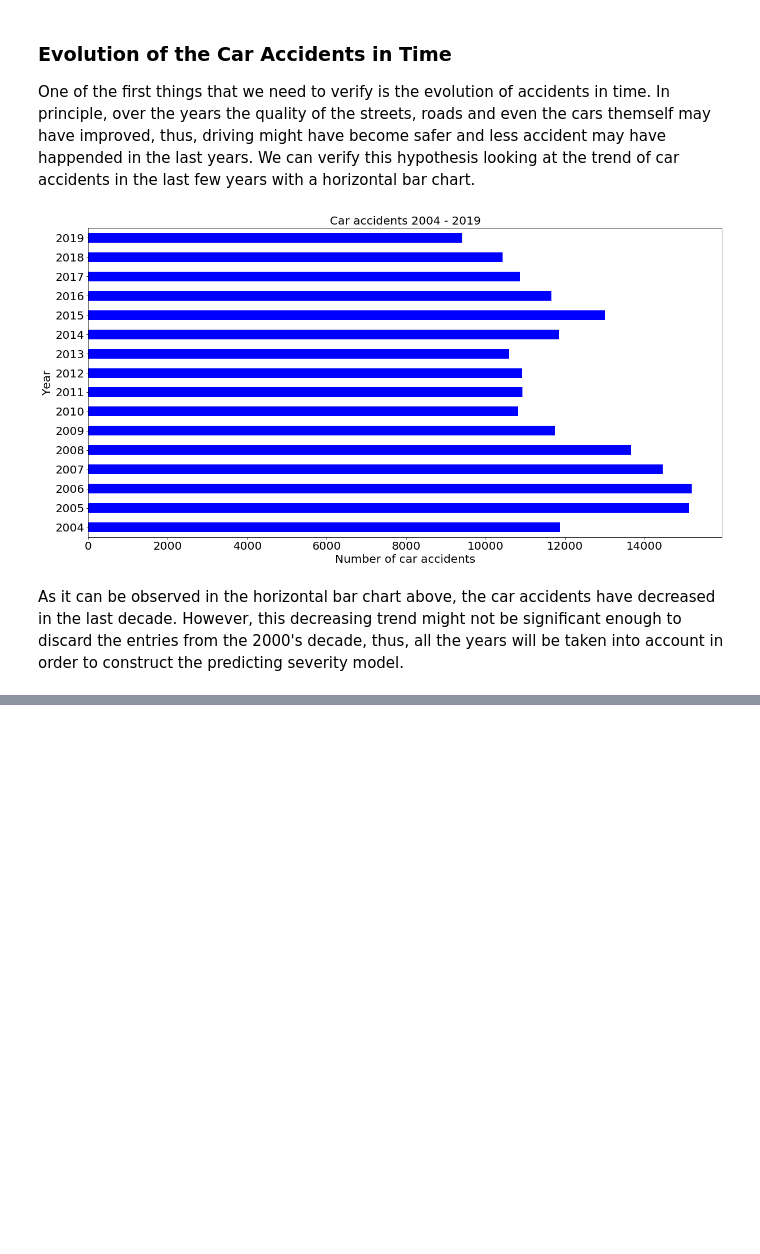
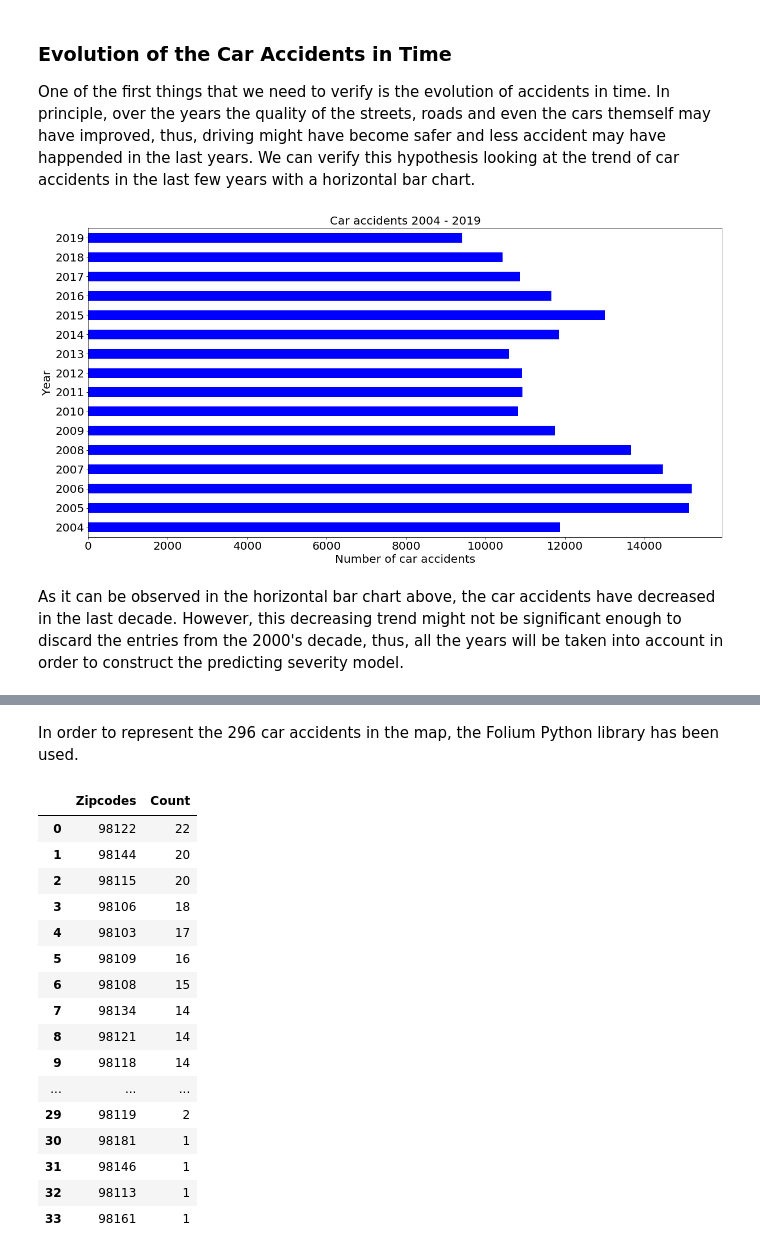
Before and after one commit to pro-datascientist/car_accident_severity, a Jupyter notebook: applied_data_science_capstone.ipynb, the cells around one changed output, grey strips where cells are left out. Saved outputs shown, nothing was run; the diff lists cells and outputs as text; code cells hidden in the pictures; blank space fills up the shorter version.

```diff
--- a/applied_data_science_capstone.ipynb
+++ b/applied_data_science_capstone.ipynb
@@ -124,0 +209,3 @@ As it can be observed in the horizontal bar chart above, the car accidents have
+# %%
+df_zip_coor = pd.concat([df_model_aux["X"], df_model_aux["Y"], df_zipcodes["Zipcode"]], axis=1)
+df_zip_coor.shape
@@ -124,0 +252,32 @@ As it can be observed in the horizontal bar chart above, the car accidents have
+# %%
+limit = 300
+df_zip_coor = df_zip_coor.iloc[0:limit, :]
+latitude = 47.59
+longitude = -122.33
+
+
+seattle_map = folium.Map(location=[latitude, longitude], zoom_start=11)
+
+# display the map of San Francisco
+seattle_map
+
+
+
+# instantiate a feature group for the incidents in the dataframe
+incidents = folium.map.FeatureGroup()
+
+# loop through the 100 crimes and add each to the incidents feature group
+for lat, lng, in zip(df_zip_coor.Y, df_zip_coor.X):
+    incidents.add_child(
+        folium.vector_layers.CircleMarker(
+            [lat, lng],
+            radius=5, # defines how big you want the circle markers to be
+            color='yellow',
+            fill=True,
+            fill_color='blue',
+            fill_opacity=0.6
+        )
+    )
+
+# add incidents to map
+seattle_map.add_child(incidents)
@@ -124,0 +286,30 @@ As it can be observed in the horizontal bar chart above, the car accidents have
+# %% [markdown]
+In order to represent the 296 car accidents in the map, the Folium Python library has been used.
+# %%
+zip_codes = ['98122', '98144', '98115','98106', '98103','98109', '98108', '98134', '98121', '98118', '98125', '98105', '98116', '98104', '98117', '98112', '98101', '98107', '98133', '98102', '98126', '98191', '98165', '98015', '98155', '98177', '98199', '98174' , '98136', '98119', '98181','98146','98113','98161']
+# %%
+seattle_data = []
+for i in zip_codes:
+    total = df_zip_coor['Zipcode'].value_counts()[i].sum()
+    seattle_data.append([i, total])
+
+df_zip_aux = pd.DataFrame(seattle_data, columns = ['Zipcodes', 'Count'])
+df_zip_aux
+# %% [output]
+|  | Zipcodes | Count |
+| 0 | 98122 | 22 |
+| 1 | 98144 | 20 |
+| 2 | 98115 | 20 |
+| 3 | 98106 | 18 |
+| 4 | 98103 | 17 |
+| 5 | 98109 | 16 |
+| 6 | 98108 | 15 |
+| 7 | 98134 | 14 |
+| 8 | 98121 | 14 |
+| 9 | 98118 | 14 |
+| ... | ... | ... |
+| 29 | 98119 | 2 |
+| 30 | 98181 | 1 |
+| 31 | 98146 | 1 |
+| 32 | 98113 | 1 |
+| 33 | 98161 | 1 |
```
Also changed, not shown: parts of 34 cells of this notebook, 1 other file.
